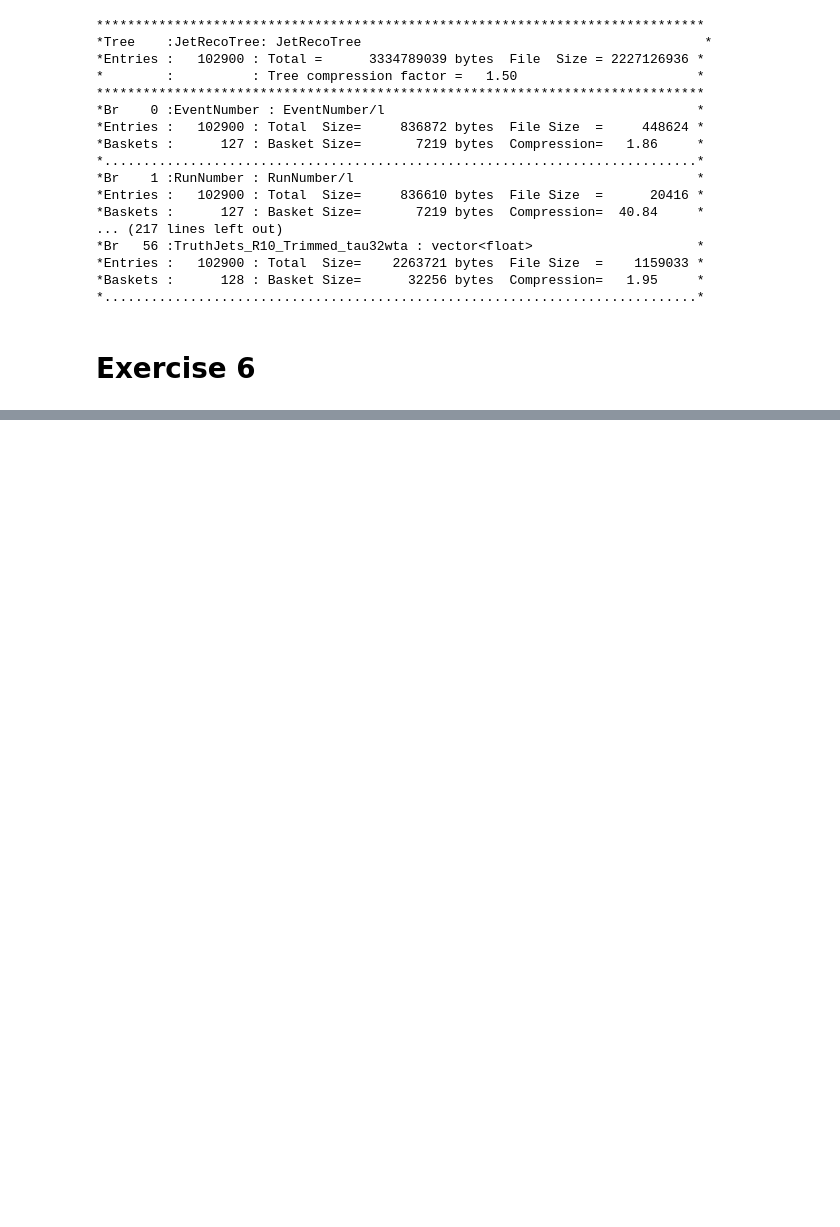
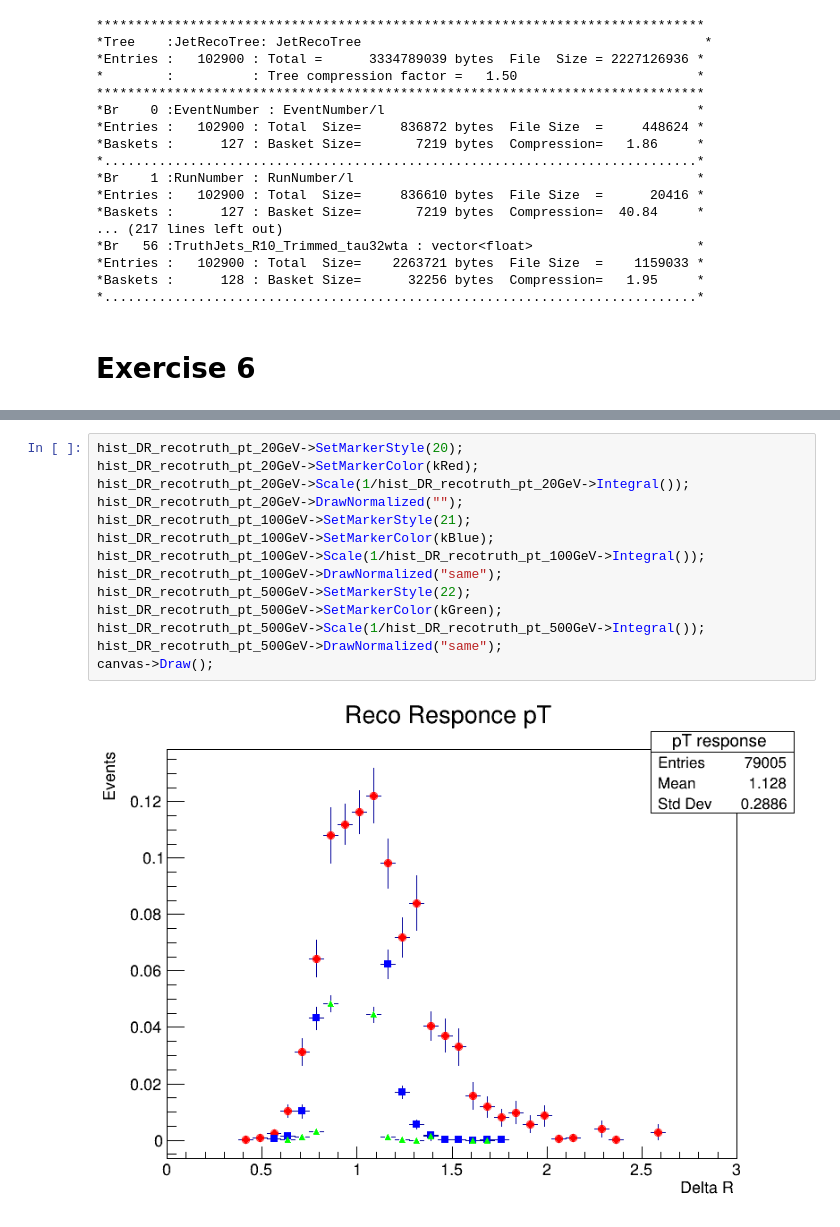
Before and after one commit to anmgomezmo/Exercises_2_root, a Jupyter notebook: Exercise 6.ipynb, the cells around one changed output, grey strips where cells are left out. Saved outputs shown, nothing was run; the diff lists cells and outputs as text; blank space fills up the shorter version.

```diff
--- a/Exercise 6.ipynb
+++ b/Exercise 6.ipynb
@@ -78,0 +205,16 @@ canvas2->Draw();
+# %%
+hist_DR_recotruth_pt_20GeV->SetMarkerStyle(20);
+hist_DR_recotruth_pt_20GeV->SetMarkerColor(kRed);
+hist_DR_recotruth_pt_20GeV->Scale(1/hist_DR_recotruth_pt_20GeV->Integral());
+hist_DR_recotruth_pt_20GeV->DrawNormalized("");
+hist_DR_recotruth_pt_100GeV->SetMarkerStyle(21);
+hist_DR_recotruth_pt_100GeV->SetMarkerColor(kBlue);
+hist_DR_recotruth_pt_100GeV->Scale(1/hist_DR_recotruth_pt_100GeV->Integral());
+hist_DR_recotruth_pt_100GeV->DrawNormalized("same");
+hist_DR_recotruth_pt_500GeV->SetMarkerStyle(22);
+hist_DR_recotruth_pt_500GeV->SetMarkerColor(kGreen);
+hist_DR_recotruth_pt_500GeV->Scale(1/hist_DR_recotruth_pt_500GeV->Integral());
+hist_DR_recotruth_pt_500GeV->DrawNormalized("same");
+canvas->Draw();
+# %% [output]
+[figure, added]
```
Also changed, not shown: parts of 12 cells of this notebook.
